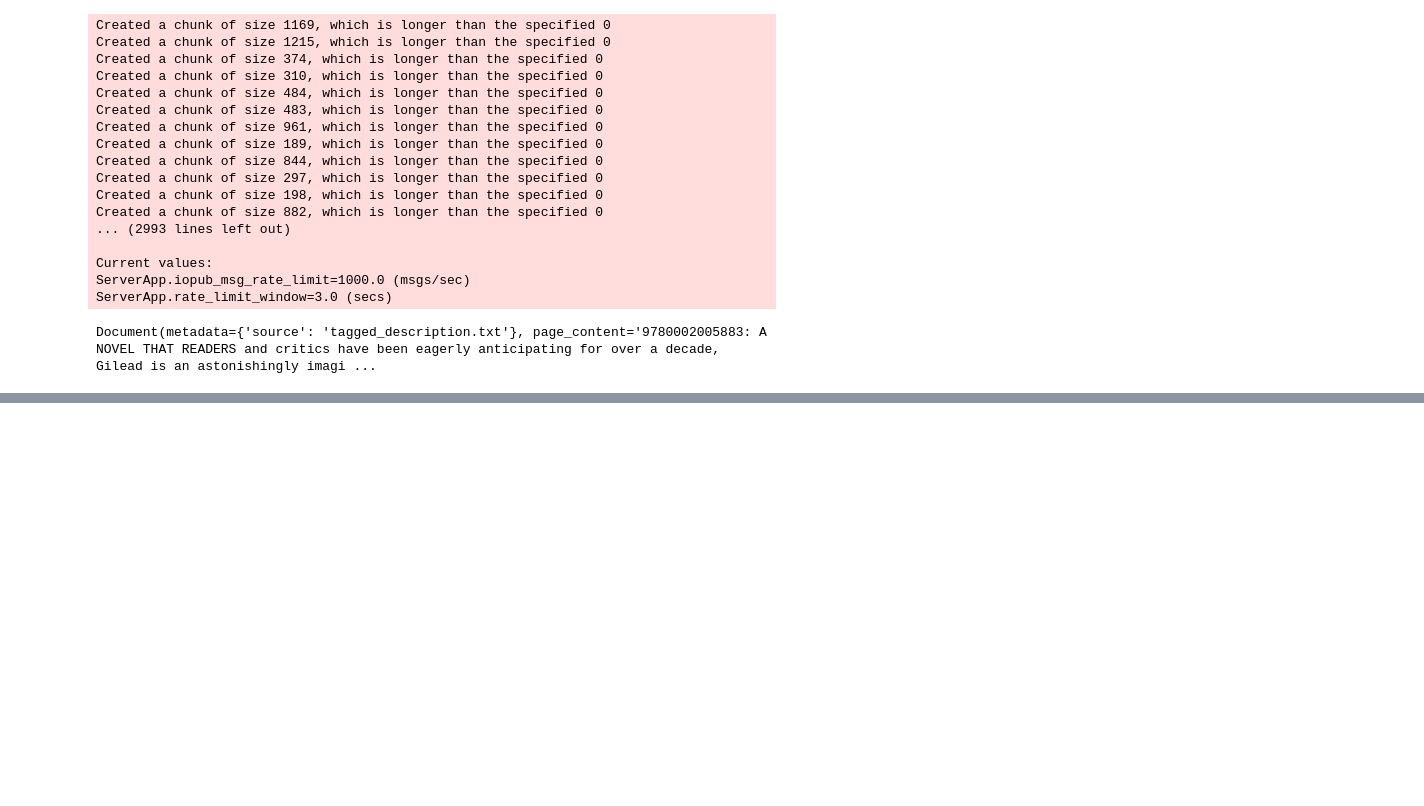
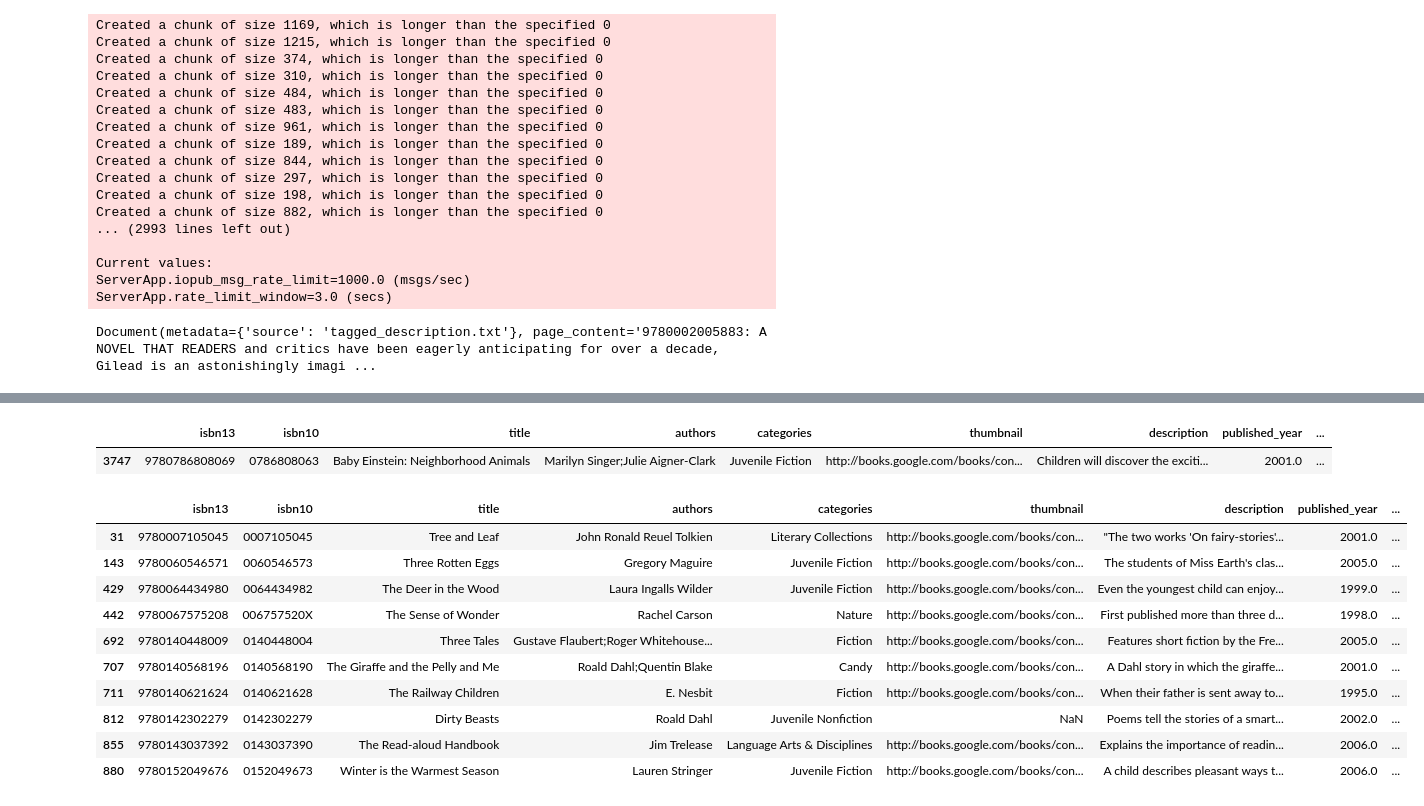
Before and after one commit to praveenarjun/book-recommender, a Jupyter notebook: vector-search.ipynb, the cells around one changed output, grey strips where cells are left out. Saved outputs shown, nothing was run; the diff lists cells and outputs as text; code cells hidden in the pictures; blank space fills up the shorter version.

```diff
--- a/vector-search.ipynb
+++ b/vector-search.ipynb
@@ -92,7 +93,7 @@ azure_openai_embeddings = AzureOpenAIEmbeddings(
 )
 
 # Function to create Chroma database with retry mechanism
-def create_chroma_db_with_retry(documents, embedding, retries=5, wait_time=120):
+def create_chroma_db_with_retry(documents, embedding, retries=5, wait_time=60):
     for attempt in range(retries):
         try:
             db_books = Chroma.from_documents(
@@ -123,2 +137,35 @@ docs
 # %%
-books[books["isbn13"] == int(docs)]
+# Extract the first element from the split result, remove the colon, and convert it to an integer
+isbn13 = int(docs[0].page_content.split()[0].replace(':', ''))
+
+# Use the extracted ISBN to filter the books DataFrame
+books[books["isbn13"] == isbn13]
+# %% [output]
+|  | isbn13 | isbn10 | title | authors | categories | thumbnail | description | published_year | ... |
+| 3747 | 9780786808069 | 0786808063 | Baby Einstein: Neighborhood Animals | Marilyn Singer;Julie Aigner-Clark | Juvenile Fiction | http://books.google.com/books/con... | Children will discover the exciti... | 2001.0 | ... |
+# %%
+def retrieve_sementic_recommendations(
+        query: str,
+        top_k: int = 10,
+) -> pd.DataFrame:
+    recs = db_books.similarity_search(query, k=50)
+    books_list = []
+    for i in range(len(recs)):
+        isbn_str = recs[i].page_content.strip('"').split()[0].replace(':', '')
+        books_list.append(int(isbn_str))
+
+    return books[books["isbn13"].isin(books_list)].head(top_k)
+# %%
+retrieve_sementic_recommendations("A book to teach childrean about nature")
+# %% [output]
+|  | isbn13 | isbn10 | title | authors | categories | thumbnail | description | published_year | ... |
+| 31 | 9780007105045 | 0007105045 | Tree and Leaf | John Ronald Reuel Tolkien | Literary Collections | http://books.google.com/books/con... | "The two works 'On fairy-stories'... | 2001.0 | ... |
+| 143 | 9780060546571 | 0060546573 | Three Rotten Eggs | Gregory Maguire | Juvenile Fiction | http://books.google.com/books/con... | The students of Miss Earth's clas... | 2005.0 | ... |
+| 429 | 9780064434980 | 0064434982 | The Deer in the Wood | Laura Ingalls Wilder | Juvenile Fiction | http://books.google.com/books/con... | Even the youngest child can enjoy... | 1999.0 | ... |
+| 442 | 9780067575208 | 006757520X | The Sense of Wonder | Rachel Carson | Nature | http://books.google.com/books/con... | First published more than three d... | 1998.0 | ... |
+| 692 | 9780140448009 | 0140448004 | Three Tales | Gustave Flaubert;Roger Whitehouse... | Fiction | http://books.google.com/books/con... | Features short fiction by the Fre... | 2005.0 | ... |
+| 707 | 9780140568196 | 0140568190 | The Giraffe and the Pelly and Me | Roald Dahl;Quentin Blake | Candy | http://books.google.com/books/con... | A Dahl story in which the giraffe... | 2001.0 | ... |
+| 711 | 9780140621624 | 0140621628 | The Railway Children | E. Nesbit | Fiction | http://books.google.com/books/con... | When their father is sent away to... | 1995.0 | ... |
+| 812 | 9780142302279 | 0142302279 | Dirty Beasts | Roald Dahl | Juvenile Nonfiction | NaN | Poems tell the stories of a smart... | 2002.0 | ... |
+| 855 | 9780143037392 | 0143037390 | The Read-aloud Handbook | Jim Trelease | Language Arts & Disciplines | http://books.google.com/books/con... | Explains the importance of readin... | 2006.0 | ... |
+| 880 | 9780152049676 | 0152049673 | Winter is the Warmest Season | Lauren Stringer | Juvenile Fiction | http://books.google.com/books/con... | A child describes pleasant ways t... | 2006.0 | ... |
```
Also changed, not shown: parts of 10 cells of this notebook, 1 other file.
